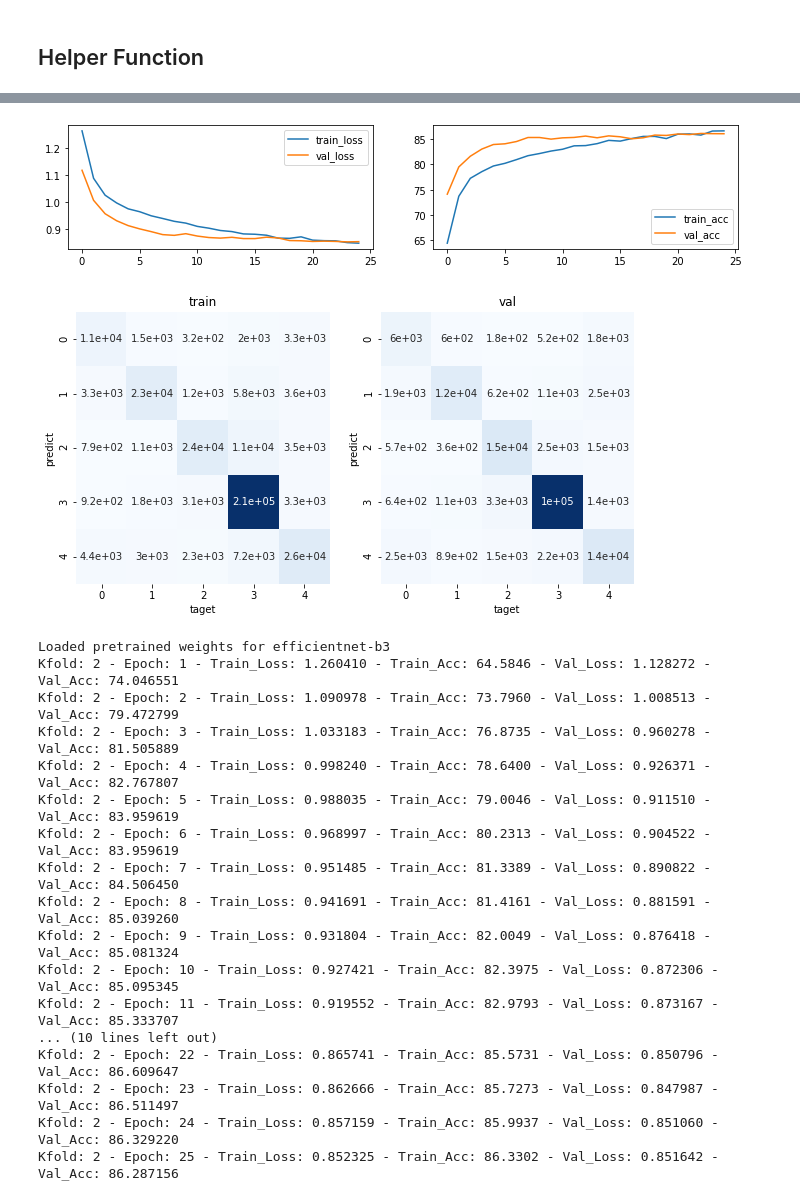
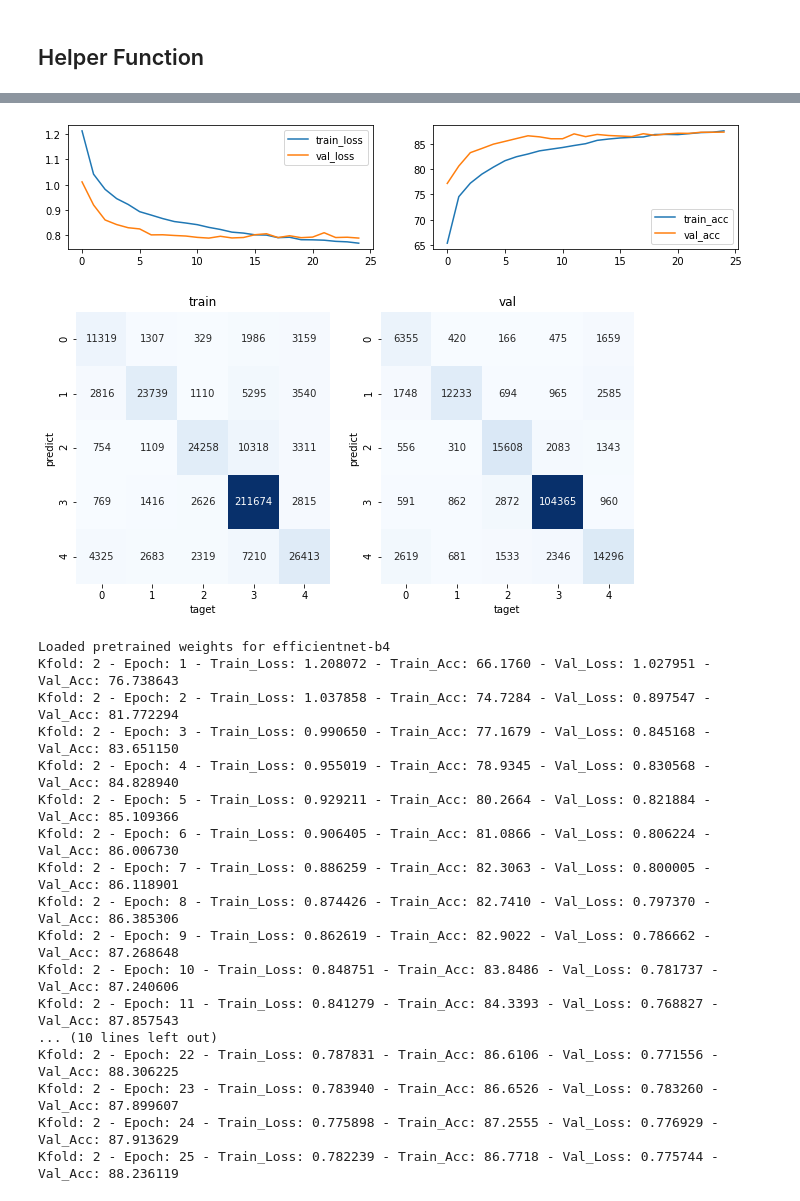
Before and after one commit to Tsuchiya-Hayato/data_compe, a Jupyter notebook: image/cassava-leaf-disease-classification/003_albumentations_smoothing.ipynb, the cells around one changed output, grey strips where cells are left out. Drawn from its saved outputs; the diff is of its cells as text; code cells hidden in the pictures.

Commit message:
smoothing等のパラメータ調整

```diff
--- a/image/cassava-leaf-disease-classification/003_albumentations_smoothing.ipynb
+++ b/image/cassava-leaf-disease-classification/003_albumentations_smoothing.ipynb
@@ -55,9 +55,9 @@ if(not (os.path.exists(create_directory))):
 ## config
 class CFG:
     num_workers=0
-    model_name='efficientnet-b3'
-    size=300
-    batch_size=8
+    model_name='efficientnet-b4'
+    size=380
+    batch_size=4
     target_size=5
     target_col='label'
     n_fold=3
@@ -66,10 +66,10 @@ class CFG:
     num_epochs = 25
     n_split = 3
     checkpoint_thres_loss = 1.0
-    checkpoint_thres_acc = 80
+    checkpoint_thres_acc = 86
     weights=torch.tensor([1.5, 1.0, 1.0, 1.0, 1.0]) #see 000_EDA.ipynb
-    weight_decay=1e-5
-    smoothing=0.12
+    weight_decay=5e-5
+    smoothing=0.1
 # %%
 np.random.seed(CFG.seed)
 random.seed(CFG.seed)
@@ -129,6 +129,7 @@ def get_valid_transforms():
     return Compose([
             CenterCrop(CFG.size, CFG.size, p=1.),
             Resize(CFG.size, CFG.size),
+            HueSaturationValue(hue_shift_limit=0.2, sat_shift_limit=0.2, val_shift_limit=0.2, p=0.5),
             Normalize(mean=[0.485, 0.456, 0.406], std=[0.229, 0.224, 0.225], max_pixel_value=255.0, p=1.0),
             ToTensorV2(p=1.0),
         ], p=1.)
@@ -171,7 +172,7 @@ class SmoothCrossEntropyLoss(_WeightedLoss):
         self.reduction = reduction
 
     @staticmethod
-    def _smooth_one_hot(targets:torch.Tensor, n_classes:int, smoothing=0.0):
+    def _smooth_one_hot(targets:torch.Tensor, n_classes:int, smoothing=CFG.smoothing):
         assert 0 <= smoothing < 1
         with torch.no_grad():
             targets = torch.empty(size=(targets.size(0), n_classes),
@@ -229,13 +230,13 @@ def Confusion_Matrix(train_true_li,train_pred_li,val_true_li,val_pred_li):
     train_cm = confusion_matrix(train_true_li,train_pred_li)
     val_cm = confusion_matrix(val_true_li,val_pred_li)
     plt.subplot(1,2,1)
-    sns.heatmap(train_cm, annot=True, cmap='Blues', cbar=False)
+    sns.heatmap(train_cm, annot=True, cmap='Blues', cbar=False,fmt="3d")
     plt.xlabel("taget")
     plt.ylabel("predict")
     plt.title("train")
 
     plt.subplot(1,2,2)
-    sns.heatmap(val_cm, annot=True, cmap='Blues', cbar=False)
+    sns.heatmap(val_cm, annot=True, cmap='Blues', cbar=False,fmt="3d")
     plt.title("val")
     plt.xlabel("taget")
     plt.ylabel("predict")
@@ -324,7 +325,7 @@ for fold_index, (train_index,val_index) in enumerate(folds):
         if (val_loss < CFG.checkpoint_thres_loss) & (val_acc > CFG.checkpoint_thres_acc):
             CFG.checkpoint_thres_loss = val_loss
             CFG.checkpoint_thres_acc = val_acc
-            path = create_directory + "./"+ CFG.model_name + "_kfold_"+str(fold_index+1)+"_epoch"+str(epoch+1)+ "_Acc_" + str(val_acc) + '.pth'
+            path = create_directory + "./"+ directory_namectory_name + '_'+CFG.model_name + "_kfold_"+str(fold_index+1)+"_epoch"+str(epoch+1)+ "_Acc_" + str(val_acc) + '.pth'
             torch.save(model.state_dict(), path)
 
     Plot_Model_History(train_epoch_log,train_acc_log,val_epoch_log,val_acc_log)
@@ -350,19 +351,19 @@ Kfold: 1 - Epoch: 25 - Train_Loss: 0.847878 - Train_Acc: 86.6447 - Val_Loss: 0.8
-[figure, old version]
+[figure, new version]
-[figure, old version]
+[figure, new version]
-Loaded pretrained weights for efficientnet-b3
-Kfold: 2 - Epoch: 1 - Train_Loss: 1.260410 - Train_Acc: 64.5846 - Val_Loss: 1.128272 - Val_Acc: 74.046551
-Kfold: 2 - Epoch: 2 - Train_Loss: 1.090978 - Train_Acc: 73.7960 - Val_Loss: 1.008513 - Val_Acc: 79.472799
-Kfold: 2 - Epoch: 3 - Train_Loss: 1.033183 - Train_Acc: 76.8735 - Val_Loss: 0.960278 - Val_Acc: 81.505889
-Kfold: 2 - Epoch: 4 - Train_Loss: 0.998240 - Train_Acc: 78.6400 - Val_Loss: 0.926371 - Val_Acc: 82.767807
-Kfold: 2 - Epoch: 5 - Train_Loss: 0.988035 - Train_Acc: 79.0046 - Val_Loss: 0.911510 - Val_Acc: 83.959619
-Kfold: 2 - Epoch: 6 - Train_Loss: 0.968997 - Train_Acc: 80.2313 - Val_Loss: 0.904522 - Val_Acc: 83.959619
-Kfold: 2 - Epoch: 7 - Train_Loss: 0.951485 - Train_Acc: 81.3389 - Val_Loss: 0.890822 - Val_Acc: 84.506450
-Kfold: 2 - Epoch: 8 - Train_Loss: 0.941691 - Train_Acc: 81.4161 - Val_Loss: 0.881591 - Val_Acc: 85.039260
-Kfold: 2 - Epoch: 9 - Train_Loss: 0.931804 - Train_Acc: 82.0049 - Val_Loss: 0.876418 - Val_Acc: 85.081324
-Kfold: 2 - Epoch: 10 - Train_Loss: 0.927421 - Train_Acc: 82.3975 - Val_Loss: 0.872306 - Val_Acc: 85.095345
-Kfold: 2 - Epoch: 11 - Train_Loss: 0.919552 - Train_Acc: 82.9793 - Val_Loss: 0.873167 - Val_Acc: 85.333707
+Loaded pretrained weights for efficientnet-b4
+Kfold: 2 - Epoch: 1 - Train_Loss: 1.208072 - Train_Acc: 66.1760 - Val_Loss: 1.027951 - Val_Acc: 76.738643
+Kfold: 2 - Epoch: 2 - Train_Loss: 1.037858 - Train_Acc: 74.7284 - Val_Loss: 0.897547 - Val_Acc: 81.772294
+Kfold: 2 - Epoch: 3 - Train_Loss: 0.990650 - Train_Acc: 77.1679 - Val_Loss: 0.845168 - Val_Acc: 83.651150
+Kfold: 2 - Epoch: 4 - Train_Loss: 0.955019 - Train_Acc: 78.9345 - Val_Loss: 0.830568 - Val_Acc: 84.828940
+Kfold: 2 - Epoch: 5 - Train_Loss: 0.929211 - Train_Acc: 80.2664 - Val_Loss: 0.821884 - Val_Acc: 85.109366
+Kfold: 2 - Epoch: 6 - Train_Loss: 0.906405 - Train_Acc: 81.0866 - Val_Loss: 0.806224 - Val_Acc: 86.006730
+Kfold: 2 - Epoch: 7 - Train_Loss: 0.886259 - Train_Acc: 82.3063 - Val_Loss: 0.800005 - Val_Acc: 86.118901
+Kfold: 2 - Epoch: 8 - Train_Loss: 0.874426 - Train_Acc: 82.7410 - Val_Loss: 0.797370 - Val_Acc: 86.385306
+Kfold: 2 - Epoch: 9 - Train_Loss: 0.862619 - Train_Acc: 82.9022 - Val_Loss: 0.786662 - Val_Acc: 87.268648
+Kfold: 2 - Epoch: 10 - Train_Loss: 0.848751 - Train_Acc: 83.8486 - Val_Loss: 0.781737 - Val_Acc: 87.240606
+Kfold: 2 - Epoch: 11 - Train_Loss: 0.841279 - Train_Acc: 84.3393 - Val_Loss: 0.768827 - Val_Acc: 87.857543
 ... (10 lines left out)
-Kfold: 2 - Epoch: 22 - Train_Loss: 0.865741 - Train_Acc: 85.5731 - Val_Loss: 0.850796 - Val_Acc: 86.609647
-Kfold: 2 - Epoch: 23 - Train_Loss: 0.862666 - Train_Acc: 85.7273 - Val_Loss: 0.847987 - Val_Acc: 86.511497
-Kfold: 2 - Epoch: 24 - Train_Loss: 0.857159 - Train_Acc: 85.9937 - Val_Loss: 0.851060 - Val_Acc: 86.329220
-Kfold: 2 - Epoch: 25 - Train_Loss: 0.852325 - Train_Acc: 86.3302 - Val_Loss: 0.851642 - Val_Acc: 86.287156
+Kfold: 2 - Epoch: 22 - Train_Loss: 0.787831 - Train_Acc: 86.6106 - Val_Loss: 0.771556 - Val_Acc: 88.306225
+Kfold: 2 - Epoch: 23 - Train_Loss: 0.783940 - Train_Acc: 86.6526 - Val_Loss: 0.783260 - Val_Acc: 87.899607
+Kfold: 2 - Epoch: 24 - Train_Loss: 0.775898 - Train_Acc: 87.2555 - Val_Loss: 0.776929 - Val_Acc: 87.913629
+Kfold: 2 - Epoch: 25 - Train_Loss: 0.782239 - Train_Acc: 86.7718 - Val_Loss: 0.775744 - Val_Acc: 88.236119
```
Also changed, not shown: parts of 2 cells of this notebook, 7 other files.
